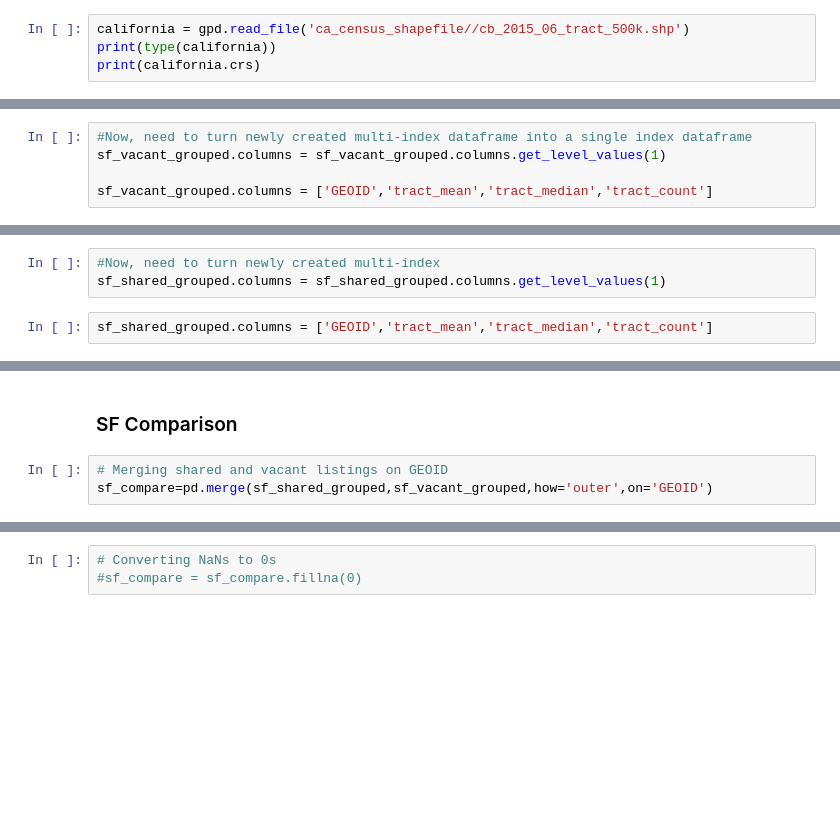
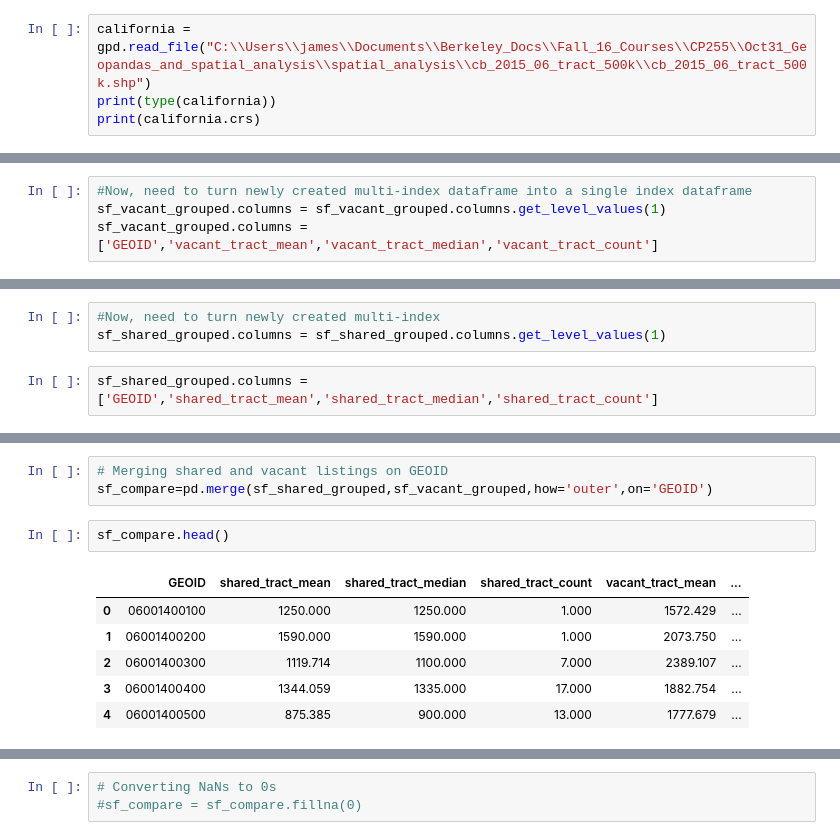
Before and after one commit to adeboer12/scraper2, a Jupyter notebook: shared_room_scraper/cleaning_and_analysis_with_db.ipynb, the cells around one changed output, grey strips where cells are left out. Saved outputs shown, nothing was run; the diff lists cells and outputs as text; blank space fills up the shorter version.

```diff
--- a/shared_room_scraper/cleaning_and_analysis_with_db.ipynb
+++ b/shared_room_scraper/cleaning_and_analysis_with_db.ipynb
@@ -225,6 +260,6 @@ import fiona
 # %% [markdown]
 ### California Regions
 # %%
-california = gpd.read_file('ca_census_shapefile//cb_2015_06_tract_500k.shp')
+california = gpd.read_file("C:\\Users\\james\\Documents\\Berkeley_Docs\\Fall_16_Courses\\CP255\\Oct31_Geopandas_and_spatial_analysis\\spatial_analysis\\cb_2015_06_tract_500k\\cb_2015_06_tract_500k.shp")
 print(type(california))
 print(california.crs)
@@ -353,6 +445,5 @@ sf_vacant_grouped = sf_vacant_grouped.agg({'rent_per_br':['mean','median','count
 # %%
 #Now, need to turn newly created multi-index dataframe into a single index dataframe
 sf_vacant_grouped.columns = sf_vacant_grouped.columns.get_level_values(1)
-
-sf_vacant_grouped.columns = ['GEOID','tract_mean','tract_median','tract_count']
+sf_vacant_grouped.columns = ['GEOID','vacant_tract_mean','vacant_tract_median','vacant_tract_count']
 # %%
@@ -364,5 +462,5 @@ sf_shared_grouped = sf_shared_grouped.agg({'rent':['mean','median','count']}).re
 #Now, need to turn newly created multi-index
 sf_shared_grouped.columns = sf_shared_grouped.columns.get_level_values(1)
 # %%
-sf_shared_grouped.columns = ['GEOID','tract_mean','tract_median','tract_count']
+sf_shared_grouped.columns = ['GEOID','shared_tract_mean','shared_tract_median','shared_tract_count']
 # %%
@@ -370,6 +475,13 @@ sf_shared_grouped.sort_values(by='tract_count', ascending=False)
-# %% [markdown]
-### SF Comparison
 # %%
 # Merging shared and vacant listings on GEOID
 sf_compare=pd.merge(sf_shared_grouped,sf_vacant_grouped,how='outer',on='GEOID')
+# %%
+sf_compare.head()
+# %% [output]
+|  | GEOID | shared_tract_mean | shared_tract_median | shared_tract_count | vacant_tract_mean | ... |
+| 0 | 06001400100 | 1250.000 | 1250.000 | 1.000 | 1572.429 | ... |
+| 1 | 06001400200 | 1590.000 | 1590.000 | 1.000 | 2073.750 | ... |
+| 2 | 06001400300 | 1119.714 | 1100.000 | 7.000 | 2389.107 | ... |
+| 3 | 06001400400 | 1344.059 | 1335.000 | 17.000 | 1882.754 | ... |
+| 4 | 06001400500 | 875.385 | 900.000 | 13.000 | 1777.679 | ... |
 # %%
```
Also changed, not shown: parts of 65 cells of this notebook.
